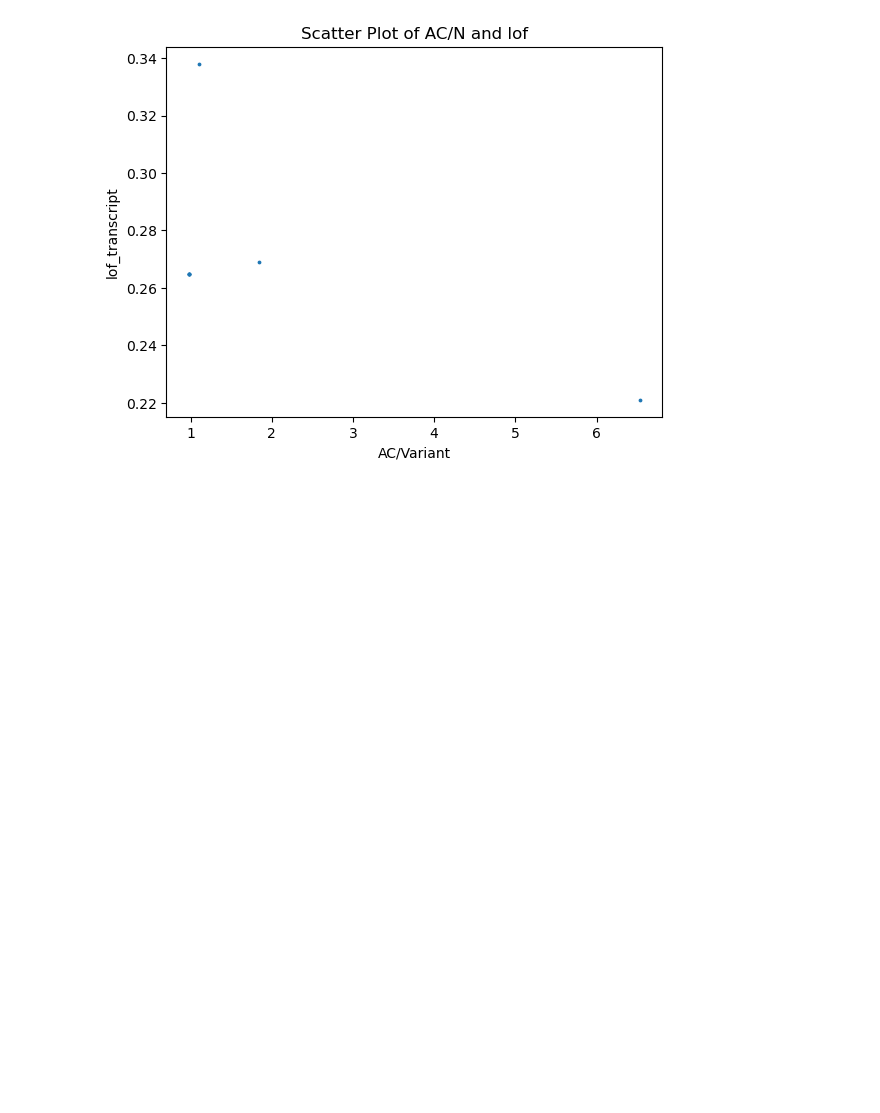
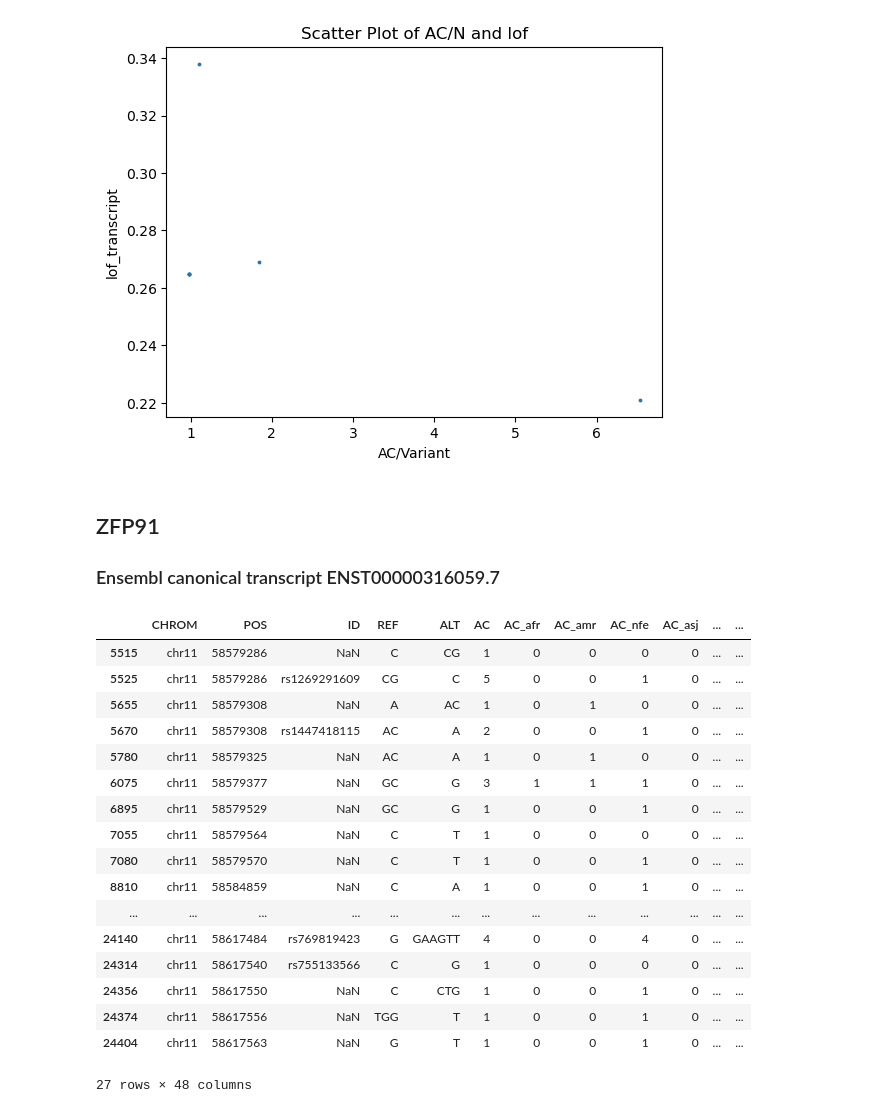
Before and after one commit to nastasia-iv/genvar, a Jupyter notebook: Grishchenko/code/all_genes_analysis.ipynb, the cells around one changed output. Saved outputs shown, nothing was run; the diff lists cells and outputs as text; code cells hidden in the pictures; blank space fills up the shorter version.

```diff
--- a/Grishchenko/code/all_genes_analysis.ipynb
+++ b/Grishchenko/code/all_genes_analysis.ipynb
@@ -787,3 +830,37 @@ plt.show()
 [figure]
 # %%
 #transcripts_df_ac_RPS10.to_csv('/home/bioinf/gnomad-variants/Grishchenko/processed_data/tables/ac_expression_tables/RPS10_analysis.tsv', sep='\t', index=False)
+# %% [markdown]
+## ZFP91
+### Ensembl canonical transcript ENST00000316059.7
+# %%
+gene_data_ZFP91 = pd.read_csv('/home/bioinf/gnomad-variants/Grishchenko/processed_data/tables/ac_expression_tables/ZFP91.tsv',
+                         sep='\t')
+gene_data_ZFP91 = gene_data_ZFP91[
+    (gene_data_ZFP91['Feature_Type'] == 'Transcript') &
+    (gene_data_ZFP91['BIOTYPE'] == 'protein_coding') ]
+
+values_to_filter = ['stop_gained', 'frameshift_variant', 'splice_donor_variant', 'splice_acceptor_variant']
+
+gene_data_ZFP91 = gene_data_ZFP91[gene_data_ZFP91['Consequence'].isin(values_to_filter)]
+gene_data_ZFP91 = gene_data_ZFP91[gene_data_ZFP91['Feature'].str.contains('ENST')]
+gene_data_ZFP91
+# %% [output]
+|  | CHROM | POS | ID | REF | ALT | AC | AC_afr | AC_amr | AC_nfe | AC_asj | ... | ... |
+| 5515 | chr11 | 58579286 | NaN | C | CG | 1 | 0 | 0 | 0 | 0 | ... | ... |
+| 5525 | chr11 | 58579286 | rs1269291609 | CG | C | 5 | 0 | 0 | 1 | 0 | ... | ... |
+| 5655 | chr11 | 58579308 | NaN | A | AC | 1 | 0 | 1 | 0 | 0 | ... | ... |
+| 5670 | chr11 | 58579308 | rs1447418115 | AC | A | 2 | 0 | 0 | 1 | 0 | ... | ... |
+| 5780 | chr11 | 58579325 | NaN | AC | A | 1 | 0 | 1 | 0 | 0 | ... | ... |
+| 6075 | chr11 | 58579377 | NaN | GC | G | 3 | 1 | 1 | 1 | 0 | ... | ... |
+| 6895 | chr11 | 58579529 | NaN | GC | G | 1 | 0 | 0 | 1 | 0 | ... | ... |
+| 7055 | chr11 | 58579564 | NaN | C | T | 1 | 0 | 0 | 0 | 0 | ... | ... |
+| 7080 | chr11 | 58579570 | NaN | C | T | 1 | 0 | 0 | 1 | 0 | ... | ... |
+| 8810 | chr11 | 58584859 | NaN | C | A | 1 | 0 | 0 | 1 | 0 | ... | ... |
+| ... | ... | ... | ... | ... | ... | ... | ... | ... | ... | ... | ... | ... |
+| 24140 | chr11 | 58617484 | rs769819423 | G | GAAGTT | 4 | 0 | 0 | 4 | 0 | ... | ... |
+| 24314 | chr11 | 58617540 | rs755133566 | C | G | 1 | 0 | 0 | 0 | 0 | ... | ... |
+| 24356 | chr11 | 58617550 | NaN | C | CTG | 1 | 0 | 0 | 1 | 0 | ... | ... |
+| 24374 | chr11 | 58617556 | NaN | TGG | T | 1 | 0 | 0 | 1 | 0 | ... | ... |
+| 24404 | chr11 | 58617563 | NaN | G | T | 1 | 0 | 0 | 1 | 0 | ... | ... |
+27 rows × 48 columns
```
Also changed, not shown: parts of 10 cells of this notebook.
